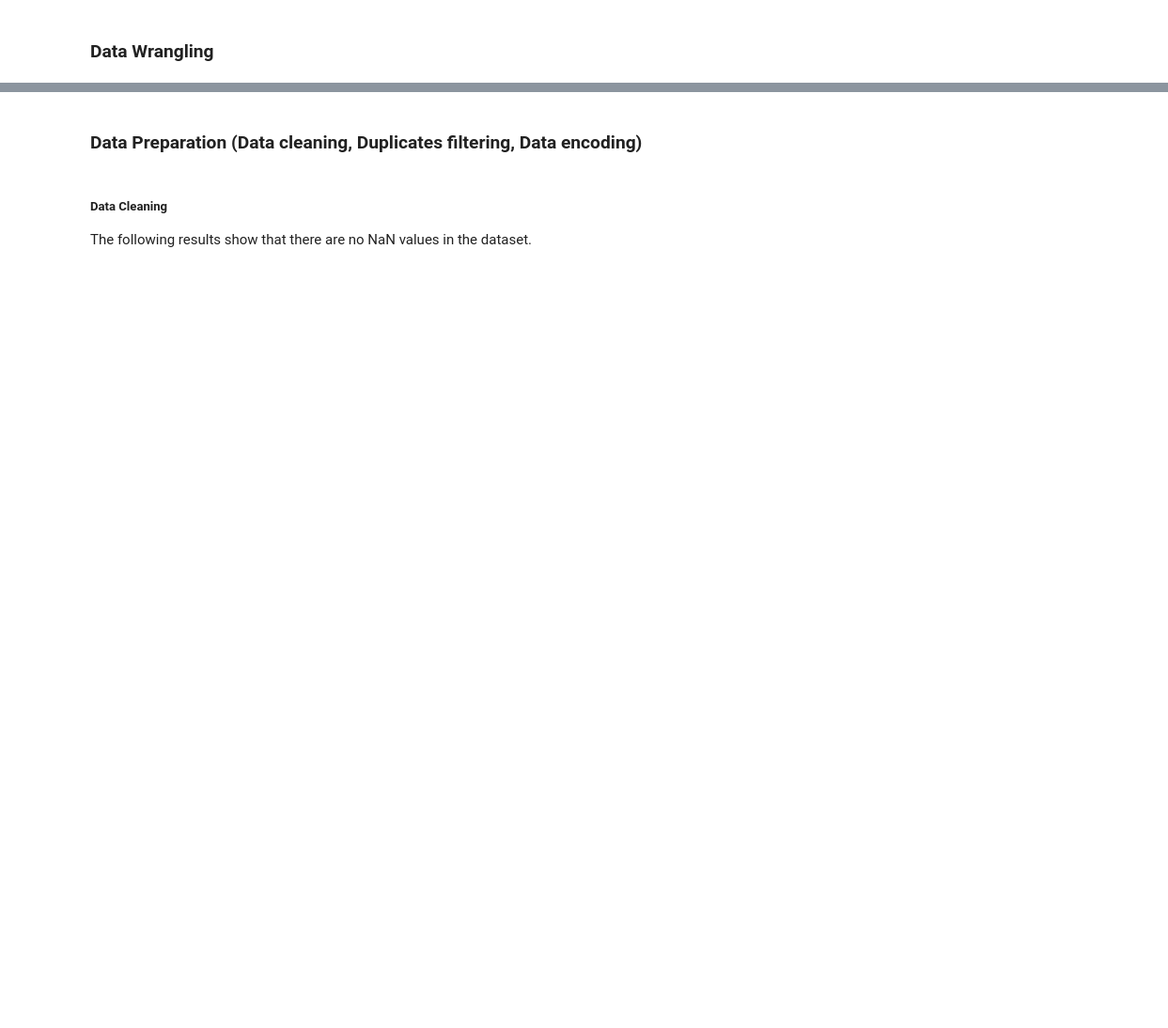
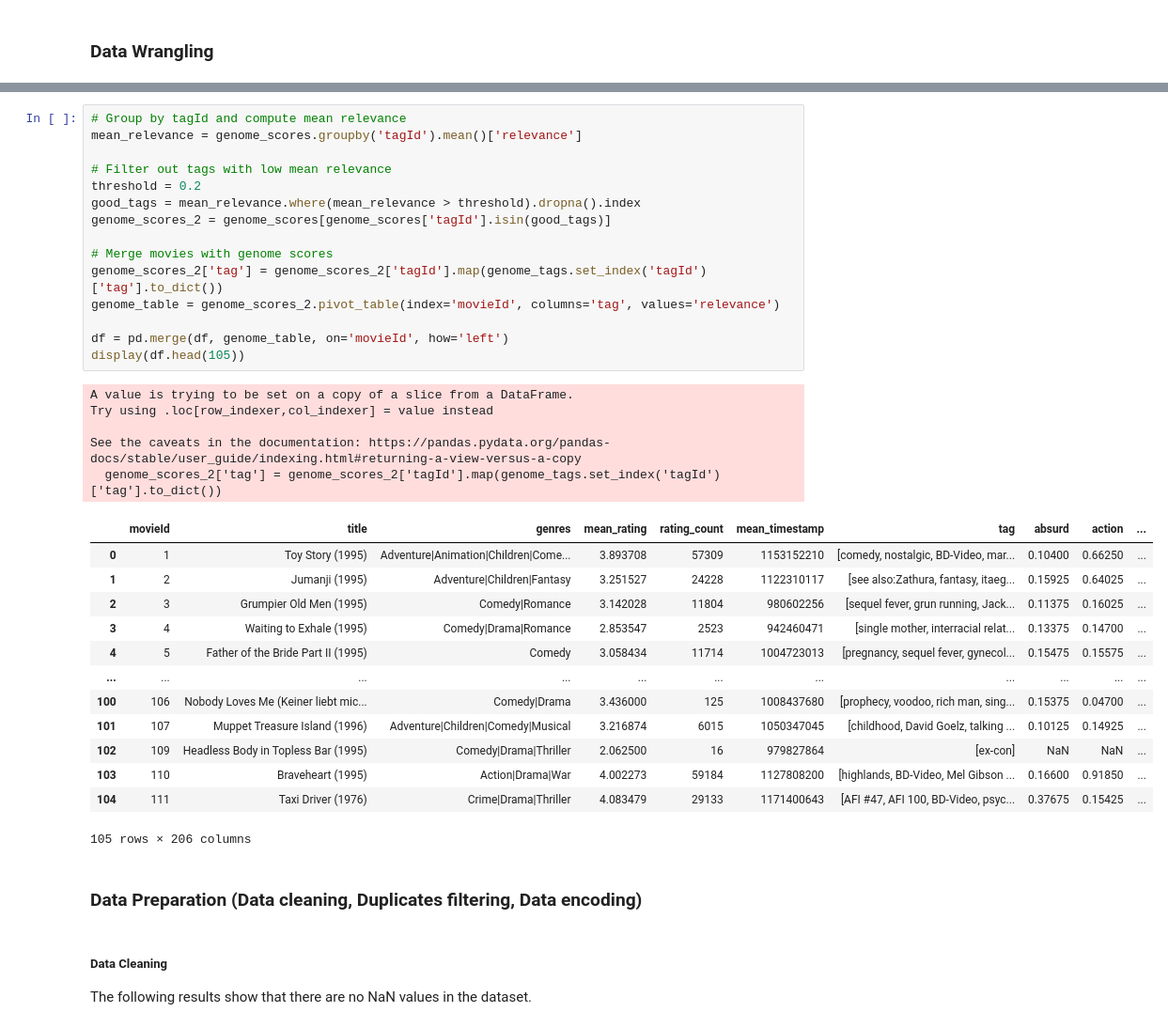
Before and after one commit to nicolopizzo/data-analytics, a Jupyter notebook: analysis.ipynb, the cells around one changed output, grey strips where cells are left out. Shown at 94% size. Drawn from its saved outputs; the diff is of its cells as text; blank space fills up the shorter version.

```diff
--- a/analysis.ipynb
+++ b/analysis.ipynb
@@ -88,3 +91,37 @@ display(df.head())
+# %%
+# Group by tagId and compute mean relevance
+mean_relevance = genome_scores.groupby('tagId').mean()['relevance']
+
+# Filter out tags with low mean relevance
+threshold = 0.2
+good_tags = mean_relevance.where(mean_relevance > threshold).dropna().index
+genome_scores_2 = genome_scores[genome_scores['tagId'].isin(good_tags)]
+
+# Merge movies with genome scores
+genome_scores_2['tag'] = genome_scores_2['tagId'].map(genome_tags.set_index('tagId')['tag'].to_dict())
+genome_table = genome_scores_2.pivot_table(index='movieId', columns='tag', values='relevance')
+
+df = pd.merge(df, genome_table, on='movieId', how='left')
+display(df.head(105))
+# %% [output]
+A value is trying to be set on a copy of a slice from a DataFrame.
+Try using .loc[row_indexer,col_indexer] = value instead
+
+See the caveats in the documentation: https://pandas.pydata.org/pandas-docs/stable/user_guide/indexing.html#returning-a-view-versus-a-copy
+  genome_scores_2['tag'] = genome_scores_2['tagId'].map(genome_tags.set_index('tagId')['tag'].to_dict())
+|  | movieId | title | genres | mean_rating | rating_count | mean_timestamp | tag | absurd | action | ... |
+| 0 | 1 | Toy Story (1995) | Adventure|Animation|Children|Come... | 3.893708 | 57309 | 1153152210 | [comedy, nostalgic, BD-Video, mar... | 0.10400 | 0.66250 | ... |
+| 1 | 2 | Jumanji (1995) | Adventure|Children|Fantasy | 3.251527 | 24228 | 1122310117 | [see also:Zathura, fantasy, itaeg... | 0.15925 | 0.64025 | ... |
+| 2 | 3 | Grumpier Old Men (1995) | Comedy|Romance | 3.142028 | 11804 | 980602256 | [sequel fever, grun running, Jack... | 0.11375 | 0.16025 | ... |
+| 3 | 4 | Waiting to Exhale (1995) | Comedy|Drama|Romance | 2.853547 | 2523 | 942460471 | [single mother, interracial relat... | 0.13375 | 0.14700 | ... |
+| 4 | 5 | Father of the Bride Part II (1995) | Comedy | 3.058434 | 11714 | 1004723013 | [pregnancy, sequel fever, gynecol... | 0.15475 | 0.15575 | ... |
+| ... | ... | ... | ... | ... | ... | ... | ... | ... | ... | ... |
+| 100 | 106 | Nobody Loves Me (Keiner liebt mic... | Comedy|Drama | 3.436000 | 125 | 1008437680 | [prophecy, voodoo, rich man, sing... | 0.15375 | 0.04700 | ... |
+| 101 | 107 | Muppet Treasure Island (1996) | Adventure|Children|Comedy|Musical | 3.216874 | 6015 | 1050347045 | [childhood, David Goelz, talking ... | 0.10125 | 0.14925 | ... |
+| 102 | 109 | Headless Body in Topless Bar (1995) | Comedy|Drama|Thriller | 2.062500 | 16 | 979827864 | [ex-con] | NaN | NaN | ... |
+| 103 | 110 | Braveheart (1995) | Action|Drama|War | 4.002273 | 59184 | 1127808200 | [highlands, BD-Video, Mel Gibson ... | 0.16600 | 0.91850 | ... |
+| 104 | 111 | Taxi Driver (1976) | Crime|Drama|Thriller | 4.083479 | 29133 | 1171400643 | [AFI #47, AFI 100, BD-Video, psyc... | 0.37675 | 0.15425 | ... |
+105 rows × 206 columns
 # %% [markdown]
 ### Data Preparation (Data cleaning, Duplicates filtering, Data encoding)
 # %% [markdown]
```
Also changed, not shown: parts of 18 cells of this notebook.
